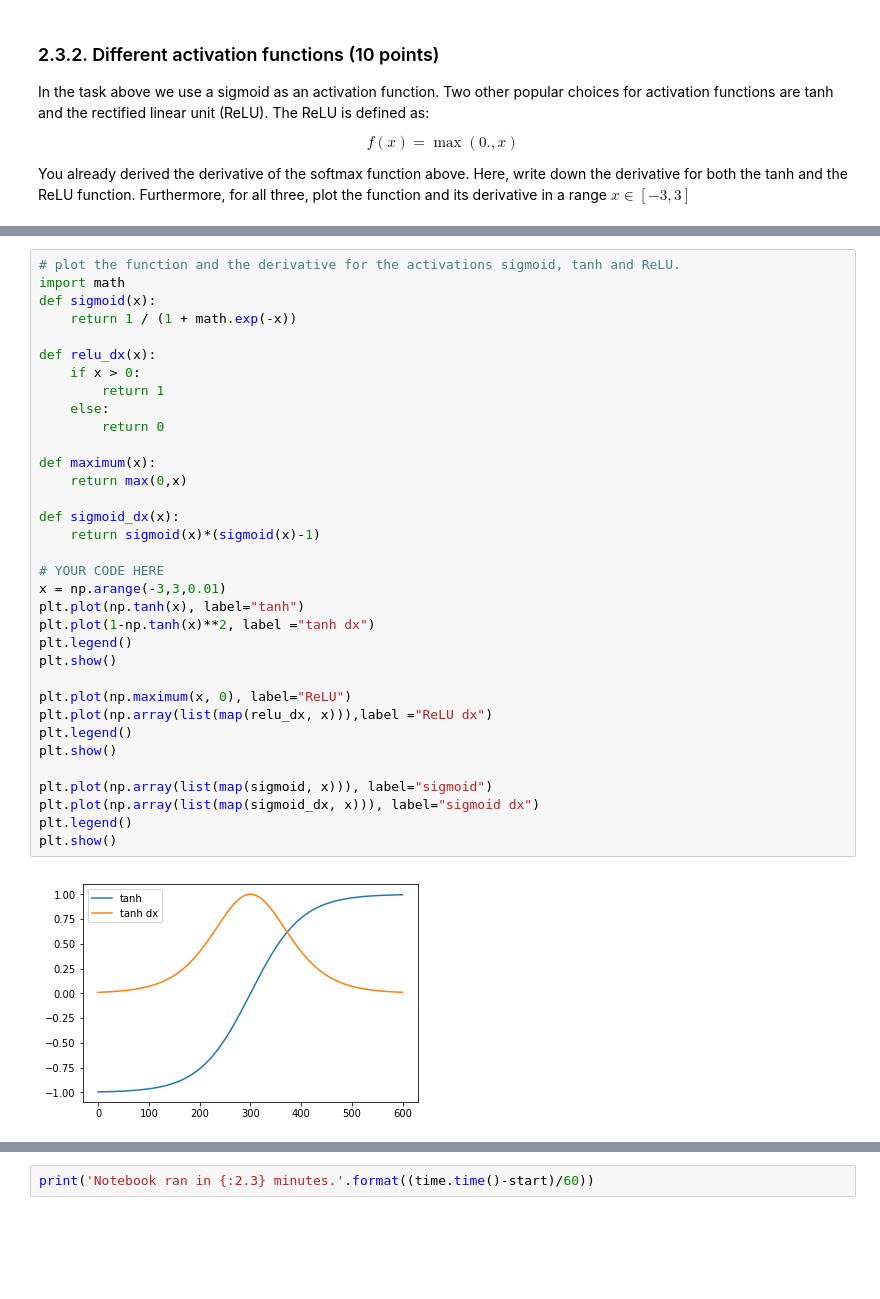
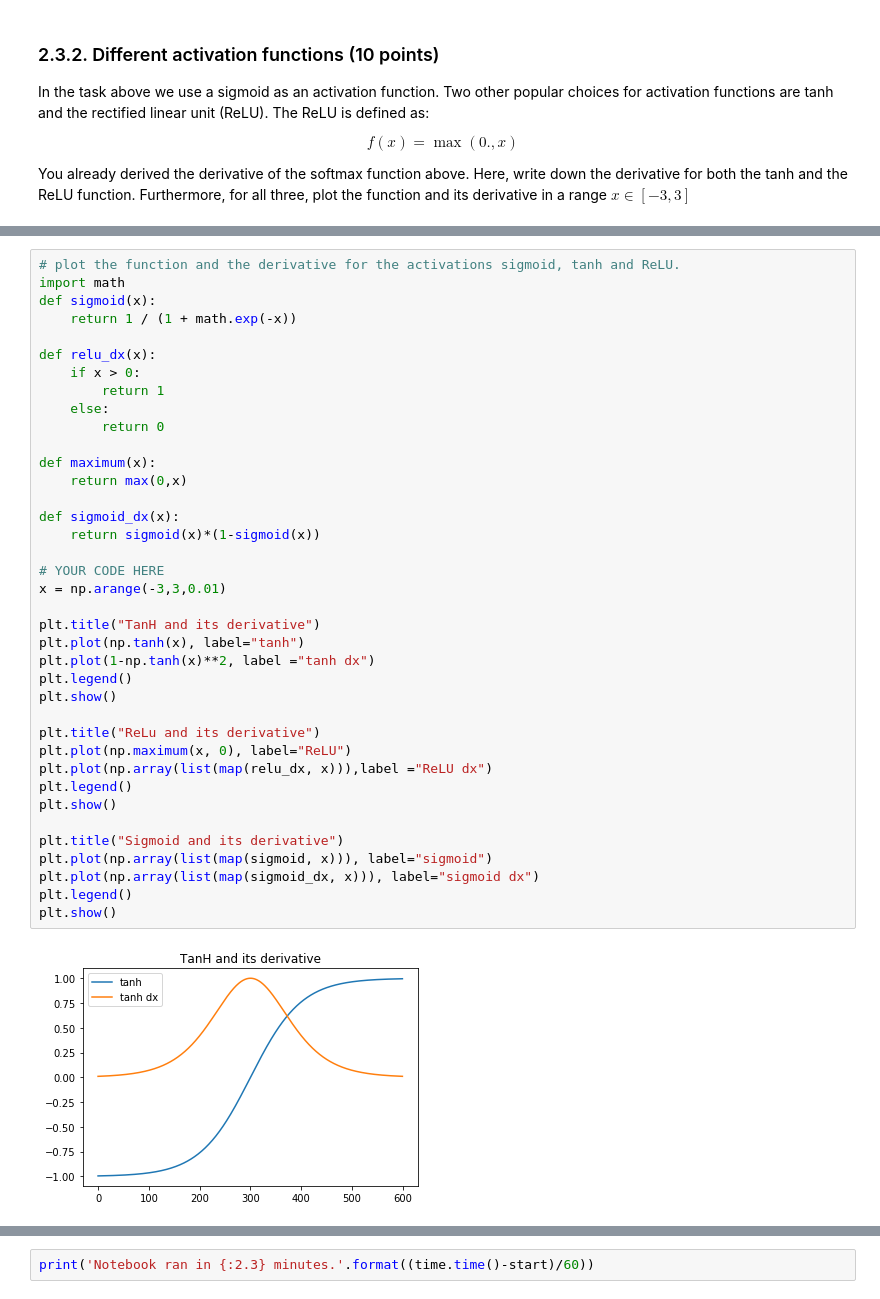
Before and after one commit to filipkny/MachineLearning1_UvA, a Jupyter notebook: lab2.ipynb, the cells around one changed output, grey strips where cells are left out. Cells and saved outputs as stored; diff of their text form; blank space fills up the shorter version.

```diff
--- a/lab2.ipynb
+++ b/lab2.ipynb
@@ -1135,32 +1186,36 @@ def sigmoid(x):
     return 1 / (1 + math.exp(-x))
 
 def relu_dx(x):
     if x > 0:
         return 1
     else:
         return 0
 
 def maximum(x):
     return max(0,x)
 
 def sigmoid_dx(x):
-    return sigmoid(x)*(sigmoid(x)-1)
+    return sigmoid(x)*(1-sigmoid(x))
 
 # YOUR CODE HERE
 x = np.arange(-3,3,0.01)
+
+plt.title("TanH and its derivative")
 plt.plot(np.tanh(x), label="tanh")
 plt.plot(1-np.tanh(x)**2, label ="tanh dx")
 plt.legend()
 plt.show()
 
+plt.title("ReLu and its derivative")
 plt.plot(np.maximum(x, 0), label="ReLU")
 plt.plot(np.array(list(map(relu_dx, x))),label ="ReLU dx")
 plt.legend()
 plt.show()
 
+plt.title("Sigmoid and its derivative")
 plt.plot(np.array(list(map(sigmoid, x))), label="sigmoid")
 plt.plot(np.array(list(map(sigmoid_dx, x))), label="sigmoid dx")
 plt.legend()
 plt.show()
 # %% [output]
-[figure, old version]
+[figure, new version]
```
Also changed, not shown: parts of 23 cells of this notebook.
